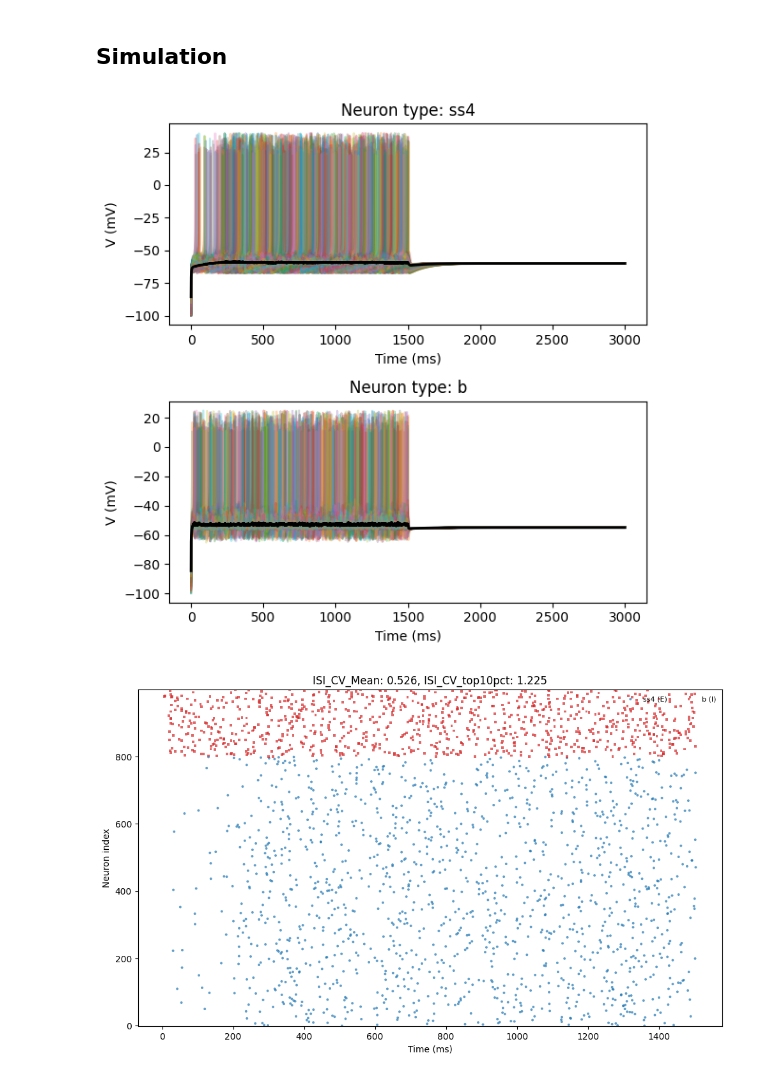
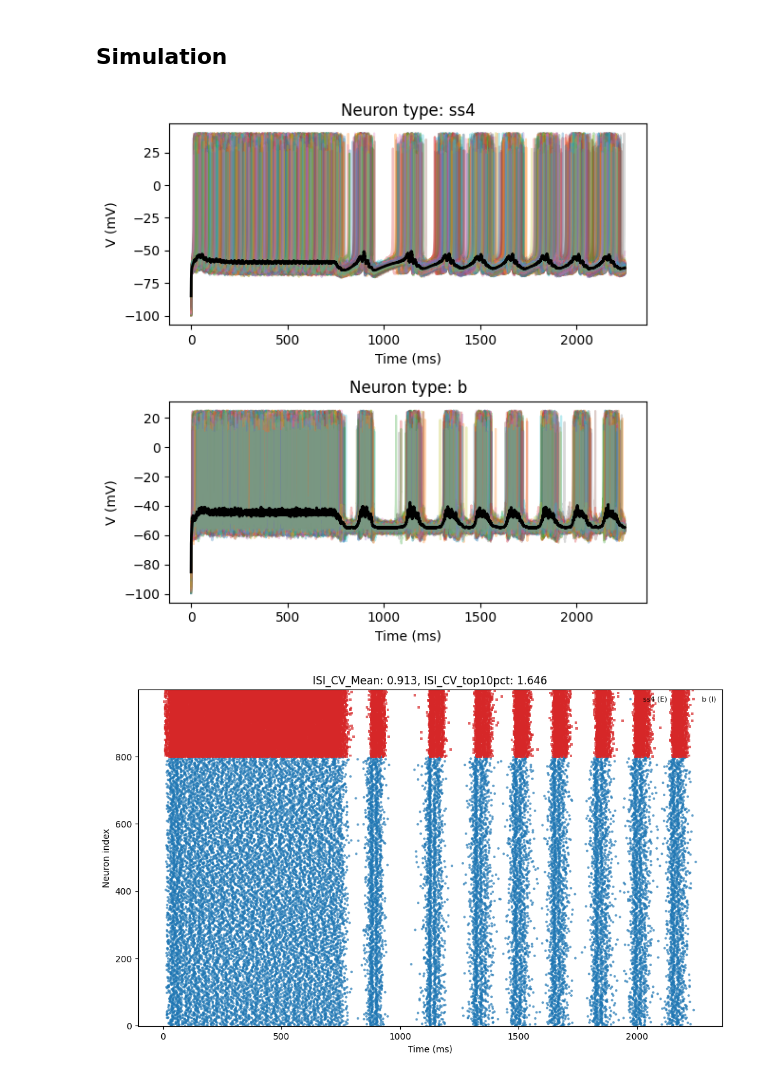
Before and after one commit to Dalsaetra/NeuroSimV3, a Jupyter notebook: python/week4/ssai.ipynb, the cells around one changed output. Saved outputs shown, nothing was run; the diff lists cells and outputs as text; code cells hidden in the pictures.

```diff
--- a/python/week4/ssai.ipynb
+++ b/python/week4/ssai.ipynb
@@ -25,13 +25,13 @@ from src.network_weight_distributor import *
 from src.external_inputs import *
 # %%
 weight_scale = 1.0
-g = 4.0
+g = 0.25
 
 J_I = weight_scale * g
 J_E = weight_scale
-delay_mean = 1.5
-delay_std = delay_mean * 0.2
-v_ext = 0.11
+delay_mean = 10.0
+delay_std = delay_mean * 0.4
+v_ext = 0.5
 
 excitatory_type = "ss4"
 inhibitory_type = "b"
@@ -57,19 +57,20 @@ for i in range(800, 1000):
         G.nodes[i]['layer'] = 0
 
 # For each node, draw m outgoing edges to random nodes
-n_out = 100
+n_out = 150
 for i in range(1000):
     targets = random.sample(range(1000), n_out)
     for target in targets:
         if G.nodes[i]['inhibitory']:
             weight = J_I
+            delay = max(0.1, np.random.normal(3.0, 1.0))
         else:
             weight = J_E
-        delay = max(0.1, np.random.normal(delay_mean, delay_std))
+            delay = max(0.1, np.random.normal(delay_mean, delay_std))
         G.add_edge(i, target, weight=weight, distance=delay)
 # %%
 # Redistribute lognormally
-G = assign_lognormal_weights_for_ntype(G, "ss4", mu=-2.5, sigma=0.85, w_max=10.0)
+G = assign_lognormal_weights_for_ntype(G, "ss4", mu=-1.5, sigma=0.85, w_max=10.0)
 # %%
 # Plot ss4 weight distribution
 weights = [G[u][v]['weight'] for u, v in G.edges() if G.nodes[u]['ntype'] == 'ss4']
@@ -100,6 +101,11 @@ max_synapses = max(dict(G.out_degree()).values())
 connectome = Connectome(max_synapses, pop)
 
 connectome.nx_to_connectome(G)
+# %%
+nmda_weight = np.ones(connectome.neuron_population.n_neurons, dtype=float)
+nmda_weight[pop.inhibitory_mask.astype(bool)] = 0.0
+# Invert to make excitatory neurons have NMDA weight 1, inhibitory 0
+# nmda_weight
 # %% [markdown]
 ## Simulation
 # %%
@@ -109,36 +115,40 @@ Vs = np.random.uniform(-100, -70, size=n_neurons)
 us = np.random.uniform(0, 400, size=n_neurons)
 spikes = np.zeros(n_neurons, dtype=bool)
 Ts = np.zeros_like(spikes)
 
 state0 = (Vs,
           us,
           spikes.copy(),
           Ts.copy())
 
 # sim = Simulation(connectome, dt, stepper_type="simple", state0=state0,
 #                  enable_plasticity=False)
 sim = Simulation(connectome, dt, stepper_type="euler_det", state0=state0,
-                 enable_plasticity=False, synapse_kwargs={"LT_scale": 1.0}, rise_synapse=False)
+                 enable_plasticity=False, synapse_kwargs={"LT_scale": 1.0, "NMDA_weight": nmda_weight}, rise_synapse=True,
+                 enable_debug_logger=True)
 
 # rate = np.zeros(n_neurons)
 poisson = PoissonInput(n_neurons, rate=v_ext, amplitude=1.0)
 
-for i in range(15000):
+from tqdm import tqdm
+
+for i in tqdm(range(7500)):
     sensory_spikes = poisson(dt)
     sim.step(spike_ext=sensory_spikes)
+    # sim.step()
 
-for i in range(15000):
+for i in tqdm(range(15000)):
     sim.step()
 
 sim.plot_voltage_per_type(figsize=(6, 6))
 
 stats = sim.stats.compute_metrics(dt, bin_ms_participation=300)
 
 isi_mean = stats['ISI_CV_mean']
 isi_top = stats["ISI_CV_mean_top10pct"]
 
 sim.plot_spike_raster(figsize=(10, 6), title=f"ISI_CV_Mean: {isi_mean:.3f}, ISI_CV_top10pct: {isi_top:.3f}", t_start_ms=0.0, t_stop_ms=3000.0)
 # %% [output]
-[figure, old version]
+[figure, new version]
-[figure, old version]
+[figure, new version]
 # %%
```
Also changed, not shown: parts of 4 cells of this notebook.
